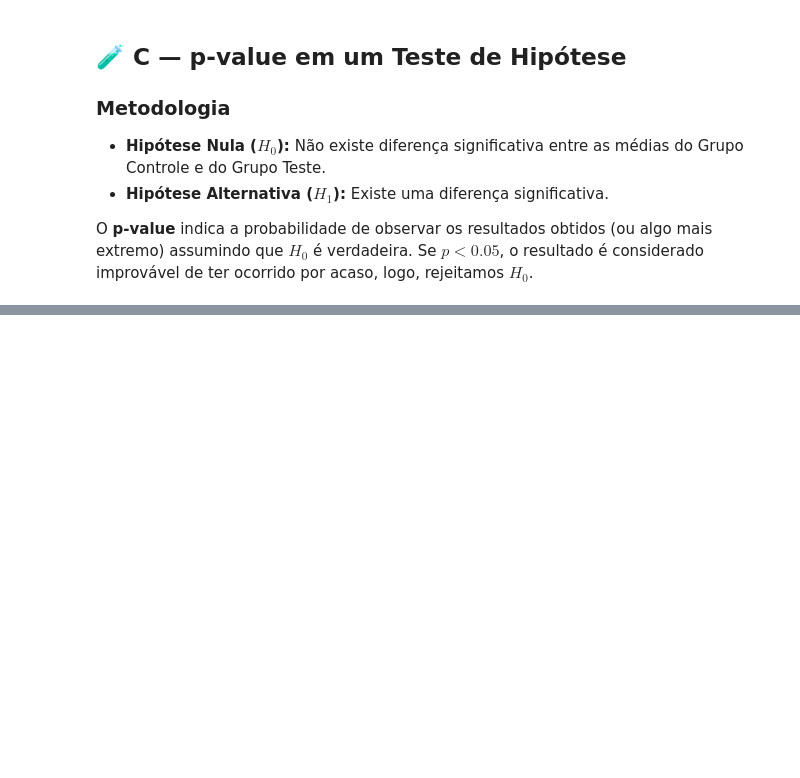
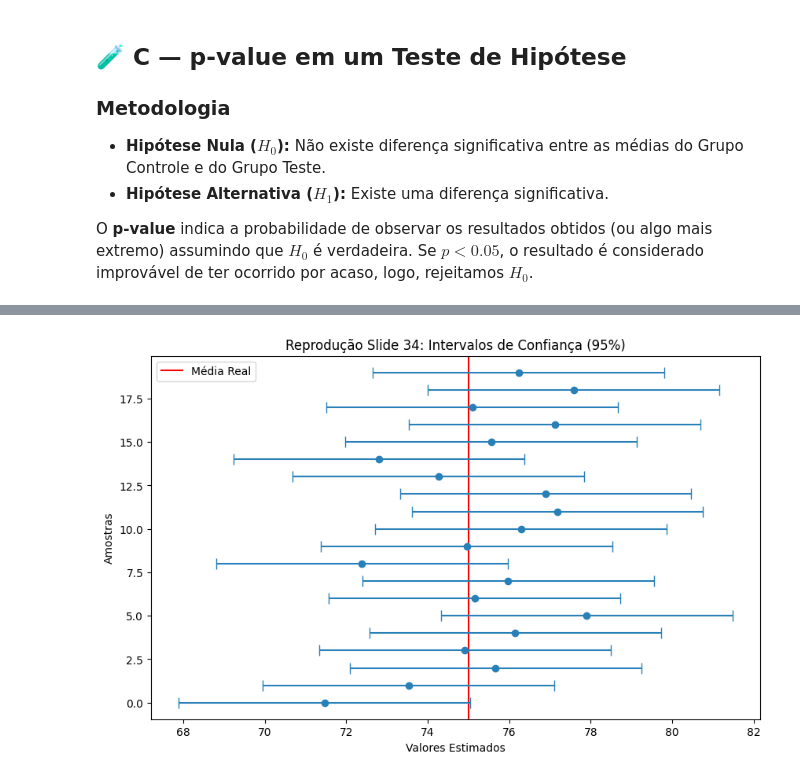
Before and after one commit to ofranbraga/atividades_matematica_computacional, a Jupyter notebook: atividade_2.2.ipynb, the cells around one changed output, grey strips where cells are left out. Saved outputs shown, nothing was run; the diff lists cells and outputs as text; code cells hidden in the pictures; blank space fills up the shorter version.

```diff
--- a/atividade_2.2.ipynb
+++ b/atividade_2.2.ipynb
@@ -142,0 +219,26 @@ Resultado: Não há evidências para rejeitar H0.
+# %%
+#reproducao do grafico do slide 34
+n_samples = 20
+z_95 = 1.96
+
+plt.figure(figsize=(10, 6))
+plt.axvline(pop_mean, color='red', linestyle='-', label='Média Real')
+
+for i in range(n_samples):
+    sample = np.random.normal(pop_mean, pop_std, n)
+    m = np.mean(sample)
+    margem = z_95 * (pop_std / np.sqrt(n))
+
+    #verifica se o intervalo tem a media (slide 34)
+    if (m - margem) <= pop_mean <= (m + margem):
+        plt.errorbar(m, i, xerr=margem, fmt='o', color='#2980b9', capsize=5)
+    else:
+        plt.errorbar(m, i, xerr=margem, fmt='o', color='#e67e22', capsize=5)
+
+plt.title("Reprodução Slide 34: Intervalos de Confiança (95%)")
+plt.xlabel("Valores Estimados")
+plt.ylabel("Amostras")
+plt.legend()
+plt.show()
+# %% [output]
+[figure, added]
```
Also changed, not shown: parts of 15 cells of this notebook.
